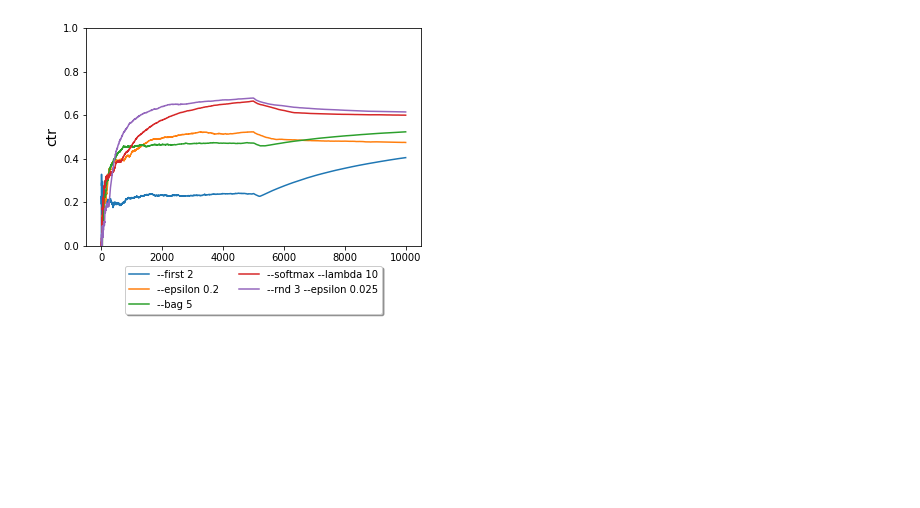
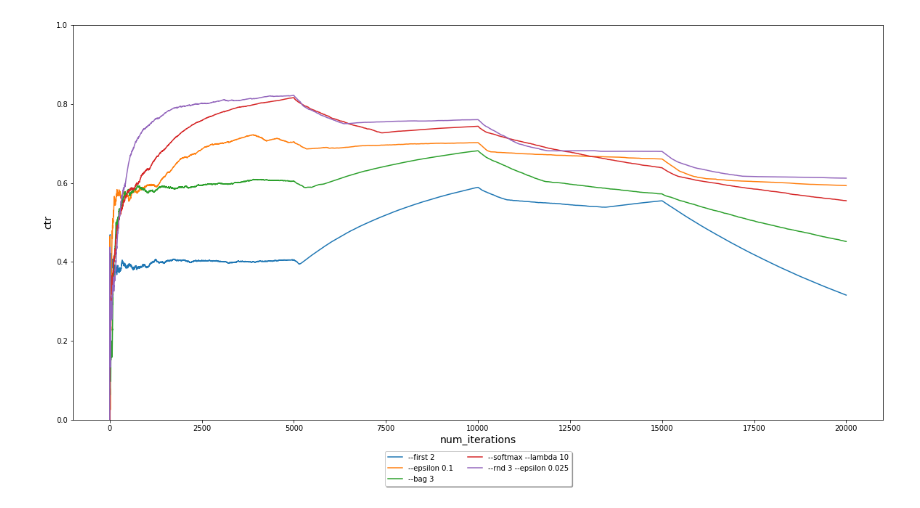
Before and after one commit to JuiP/vw-ContextualBandits, a Jupyter notebook: Contextual_Bandits.ipynb, the cells around one changed output. Drawn from its saved outputs; the diff is of its cells as text; code cells hidden in the pictures; blank space fills up the shorter version.

Commit message:
Added two plots with different noise standard deviation

```diff
--- a/Contextual_Bandits.ipynb
+++ b/Contextual_Bandits.ipynb
@@ -84,7 +130,7 @@ def choose_user(users):
 def choose_time_of_day(times_of_day):
     return random.choice(times_of_day)
 # %%
-def run_simulation_multiple_cost_functions(vw, num_iterations, users, times_of_day, actions, cost_functions, do_learn = True):
+def run_simulation_multiple_cost_functions(vw, num_iterations, users, times_of_day, actions, cost_functions, do_learn = True, stddev=0.075):
     cost_sum = 0.
     ctr = []
 
@@ -104,7 +150,7 @@ def run_simulation_multiple_cost_functions(vw, num_iterations, users, times_of_d
             action, prob = get_action(vw, context, actions)
 
             # 4. Get cost of the action we chose
-            cost = cost_function(context, action)
+            cost = cost_function(context, action, stddev)
             cost_sum += cost
 
             if do_learn:
@@ -130,19 +176,19 @@ def plot_ctr(num_iterations, ctr, label):
 # %%
 # use first reward function initially and then switch to second reward function
 
-exploration_algo = ["--first 2", "--epsilon 0.2", "--bag 5", "--softmax --lambda 10", "--rnd 3 --epsilon 0.025" ]
+exploration_algo = ["--first 2", "--epsilon 0.1", "--bag 3", "--softmax --lambda 10", "--rnd 3 --epsilon 0.025" ]
 ctr = []
-plt.figure(1)
+plt.figure(figsize=(20,10))
 # Instantiate learner in VW
 for algo in exploration_algo:
     vw = pyvw.vw("--cb_explore_adf -q UA --quiet " + algo)
 
     num_iterations_per_cost_func = 5000
-    cost_functions = [get_cost, get_cost_new1]
+    cost_functions = [get_cost, get_cost_new1, get_cost_new2, get_cost_new3]
     total_iterations = num_iterations_per_cost_func * len(cost_functions)
 
     ctr.append(run_simulation_multiple_cost_functions(vw, num_iterations_per_cost_func, users, times_of_day, actions, cost_functions))
 
     plot_ctr(total_iterations, ctr[-1], algo)
 # %% [output]
-[figure, old version]
+[figure, new version]
```
Also changed, not shown: parts of 6 cells of this notebook.
